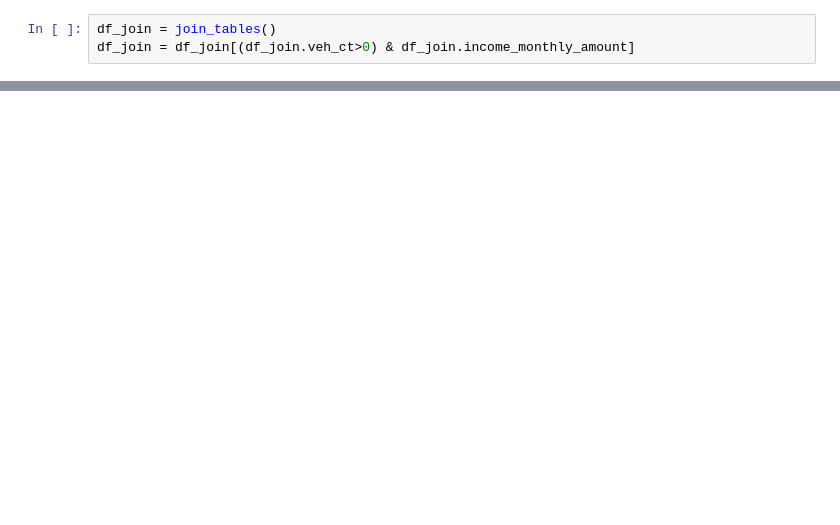
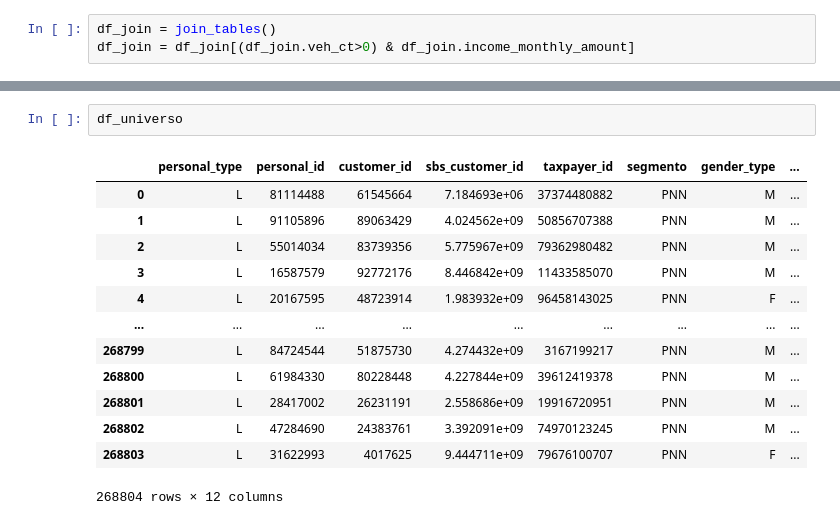
Before and after one commit to Benjacho/credito_pyme_bbva, a Jupyter notebook: APYME_Main.ipynb, the cells around one changed output, grey strips where cells are left out. Saved outputs shown, nothing was run; the diff lists cells and outputs as text; blank space fills up the shorter version.

```diff
--- a/APYME_Main.ipynb
+++ b/APYME_Main.ipynb
@@ -34,0 +234,16 @@ dfcom2['p_error_est'] = abs(dfcom2['error_est']/dfcom2['vo_balance_amount'])
+# %%
+df_universo
+# %% [output]
+|  | personal_type | personal_id | customer_id | sbs_customer_id | taxpayer_id | segmento | gender_type | ... |
+| 0 | L | 81114488 | 61545664 | 7.184693e+06 | 37374480882 | PNN | M | ... |
+| 1 | L | 91105896 | 89063429 | 4.024562e+09 | 50856707388 | PNN | M | ... |
+| 2 | L | 55014034 | 83739356 | 5.775967e+09 | 79362980482 | PNN | M | ... |
+| 3 | L | 16587579 | 92772176 | 8.446842e+09 | 11433585070 | PNN | M | ... |
+| 4 | L | 20167595 | 48723914 | 1.983932e+09 | 96458143025 | PNN | F | ... |
+| ... | ... | ... | ... | ... | ... | ... | ... | ... |
+| 268799 | L | 84724544 | 51875730 | 4.274432e+09 | 3167199217 | PNN | M | ... |
+| 268800 | L | 61984330 | 80228448 | 4.227844e+09 | 39612419378 | PNN | M | ... |
+| 268801 | L | 28417002 | 26231191 | 2.558686e+09 | 19916720951 | PNN | M | ... |
+| 268802 | L | 47284690 | 24383761 | 3.392091e+09 | 74970123245 | PNN | M | ... |
+| 268803 | L | 31622993 | 4017625 | 9.444711e+09 | 79676100707 | PNN | F | ... |
+268804 rows × 12 columns
```
Also changed, not shown: parts of 31 cells of this notebook, 3 other files.
